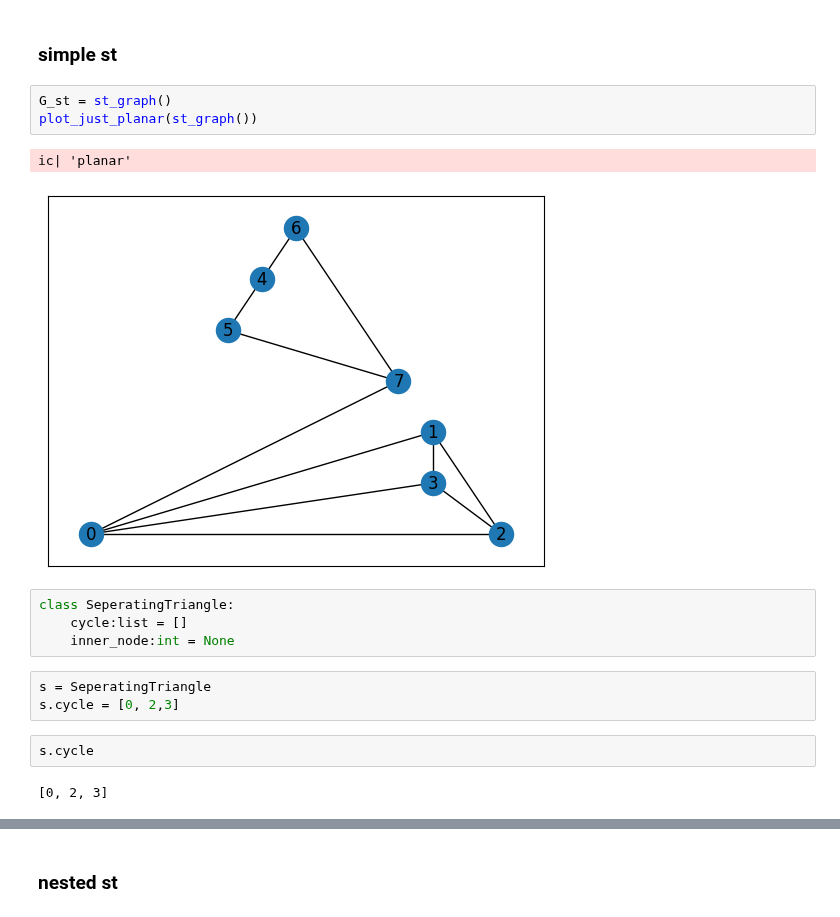
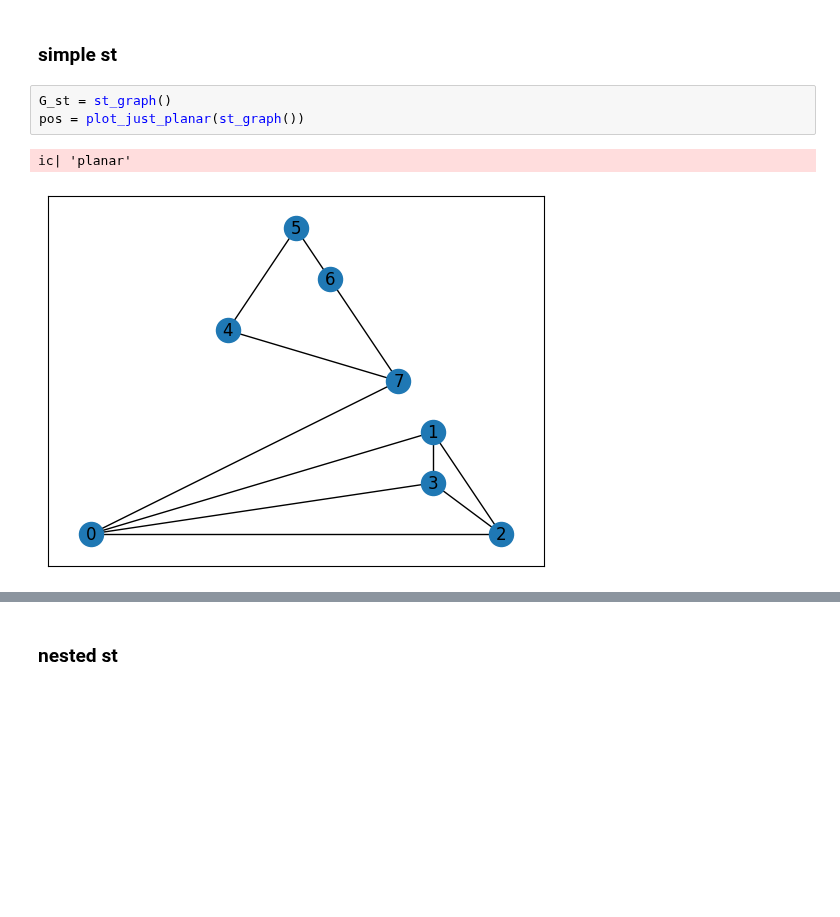
Before and after one commit to juliet29/bisht2022, a Jupyter notebook: test08_sepTri.ipynb, the cells around one changed output, grey strips where cells are left out. Saved outputs shown, nothing was run; the diff lists cells and outputs as text; blank space fills up the shorter version.

```diff
--- a/test08_sepTri.ipynb
+++ b/test08_sepTri.ipynb
@@ -7,18 +7,7 @@ import random
 ### simple st
 # %%
 G_st = st_graph()
-plot_just_planar(st_graph())
+pos = plot_just_planar(st_graph())
 # %% [output]
 ic| 'planar'
-[figure, old version]
+[figure, new version]
-# %%
-class SeperatingTriangle:
-    cycle:list = []
-    inner_node:int = None
-# %%
-s = SeperatingTriangle
-s.cycle = [0, 2,3]
-# %%
-s.cycle
-# %% [output]
-[0, 2, 3]
```
Also changed, not shown: parts of 11 cells of this notebook, 3 other files.
